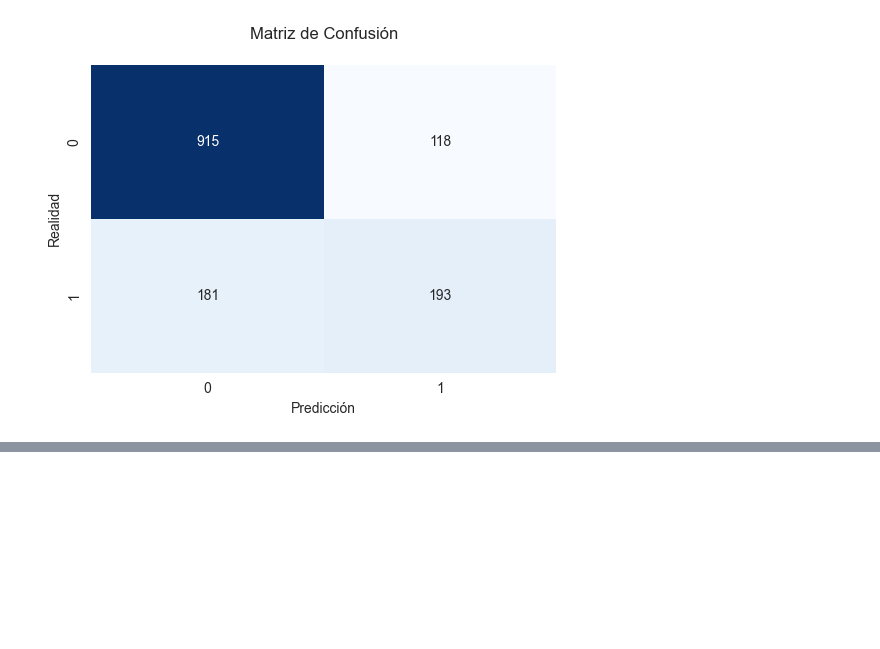
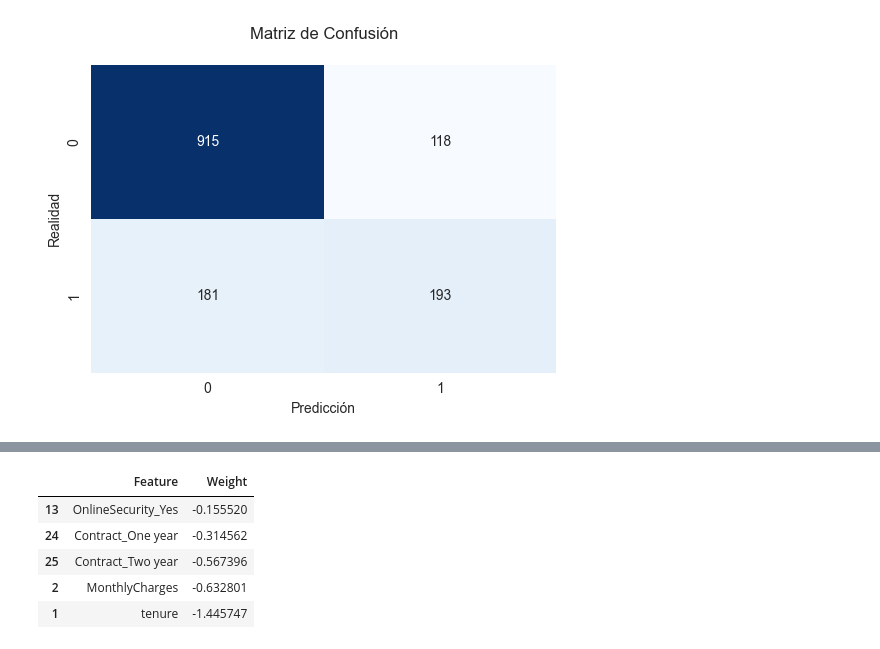
Before and after one commit to LordAguaKate/Customer-Churn-Prediction, a Jupyter notebook: notebooks/0.3-jrm-modelado.ipynb, the cells around one changed output, grey strips where cells are left out. Saved outputs shown, nothing was run; the diff lists cells and outputs as text; code cells hidden in the pictures; blank space fills up the shorter version.

```diff
--- a/notebooks/0.3-jrm-modelado.ipynb
+++ b/notebooks/0.3-jrm-modelado.ipynb
@@ -132,0 +170,9 @@ array([[ 0.09497563, -1.44574746, -0.63280053,  0.69488483, -0.01575645,
+# %%
+feature_importance.tail()
+# %% [output]
+|  | Feature | Weight |
+| 13 | OnlineSecurity_Yes | -0.155520 |
+| 24 | Contract_One year | -0.314562 |
+| 25 | Contract_Two year | -0.567396 |
+| 2 | MonthlyCharges | -0.632801 |
+| 1 | tenure | -1.445747 |
```
Also changed, not shown: parts of 9 cells of this notebook, 2 other files.
